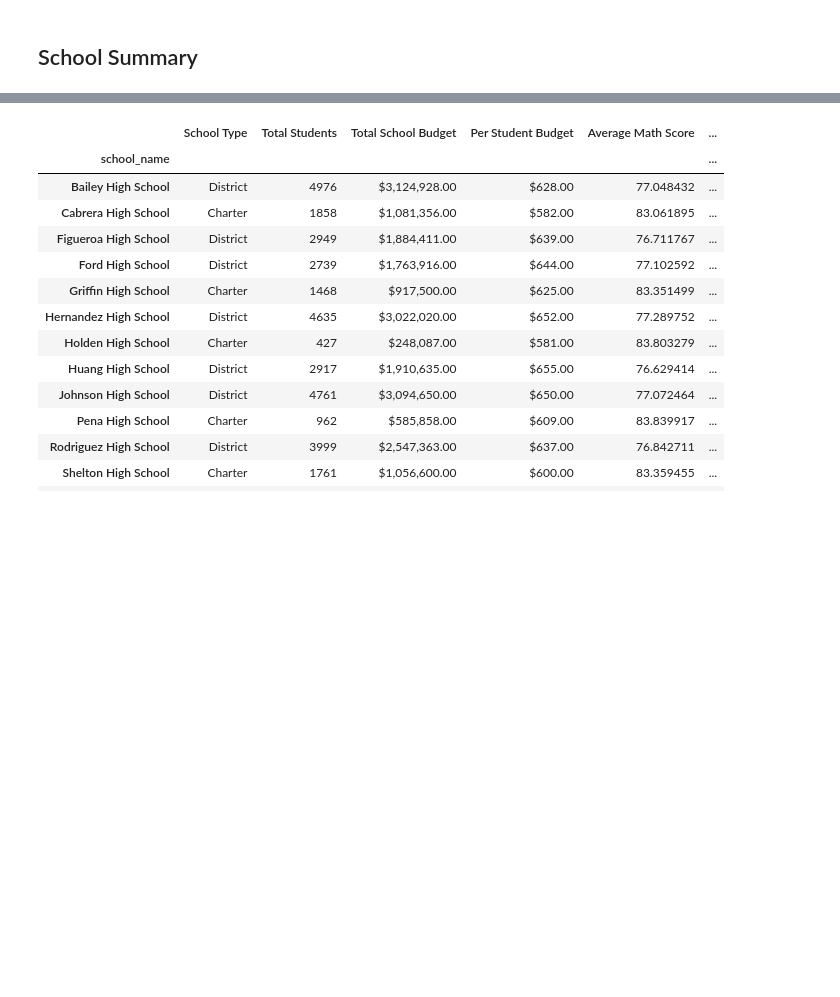
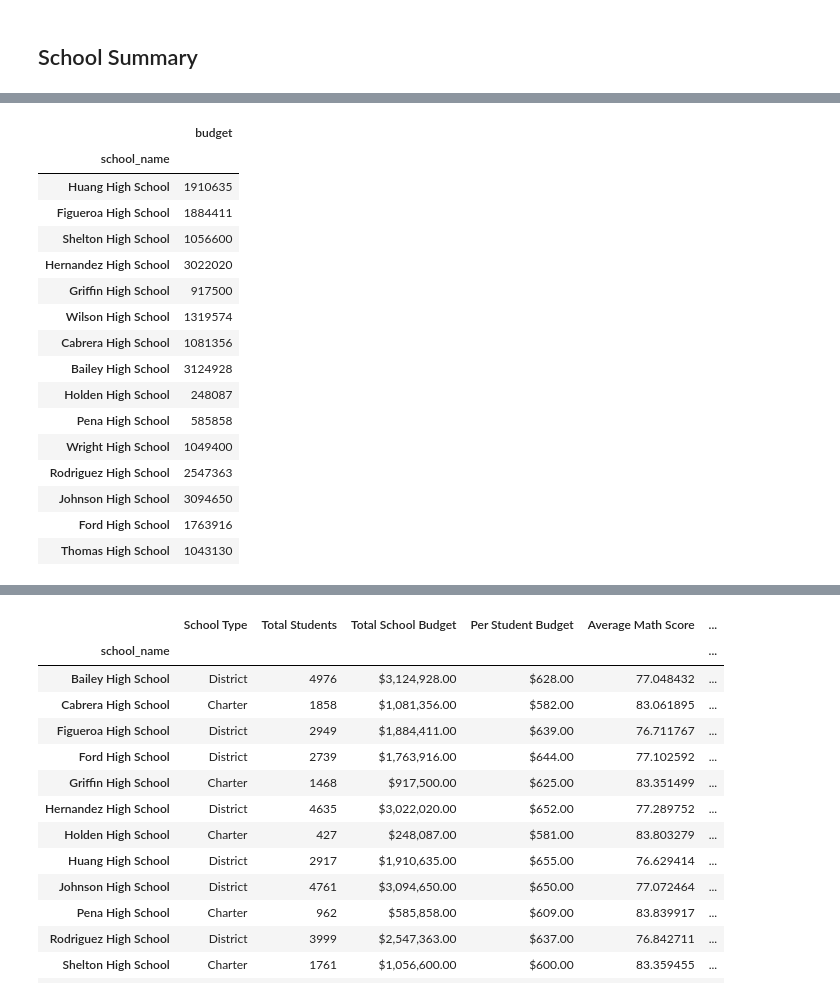
Before and after one commit to cbeat0n/pandas-challenge, a Jupyter notebook: PyCitySchools/PyCitySchools.ipynb, the cells around one changed output, grey strips where cells are left out. Cells and saved outputs as stored; diff of their text form; code cells hidden in the pictures; blank space fills up the shorter version.

```diff
--- a/PyCitySchools/PyCitySchools.ipynb
+++ b/PyCitySchools/PyCitySchools.ipynb
@@ -116,4 +137,23 @@ per_school_counts =
 # %%
 # Calculate the total school budget and per capita spending per school from school_data
-per_school_budget =
-per_school_capita =
+per_school_budget = school_data.loc[:,["school_name","budget"]].set_index(["school_name"])
+#per_school_capita =
+per_school_budget
+# %% [output]
+|  | budget |
+| school_name |  |
+| Huang High School | 1910635 |
+| Figueroa High School | 1884411 |
+| Shelton High School | 1056600 |
+| Hernandez High School | 3022020 |
+| Griffin High School | 917500 |
+| Wilson High School | 1319574 |
+| Cabrera High School | 1081356 |
+| Bailey High School | 3124928 |
+| Holden High School | 248087 |
+| Pena High School | 585858 |
+| Wright High School | 1049400 |
+| Rodriguez High School | 2547363 |
+| Johnson High School | 3094650 |
+| Ford High School | 1763916 |
+| Thomas High School | 1043130 |
```
Also changed, not shown: parts of 9 cells of this notebook.
